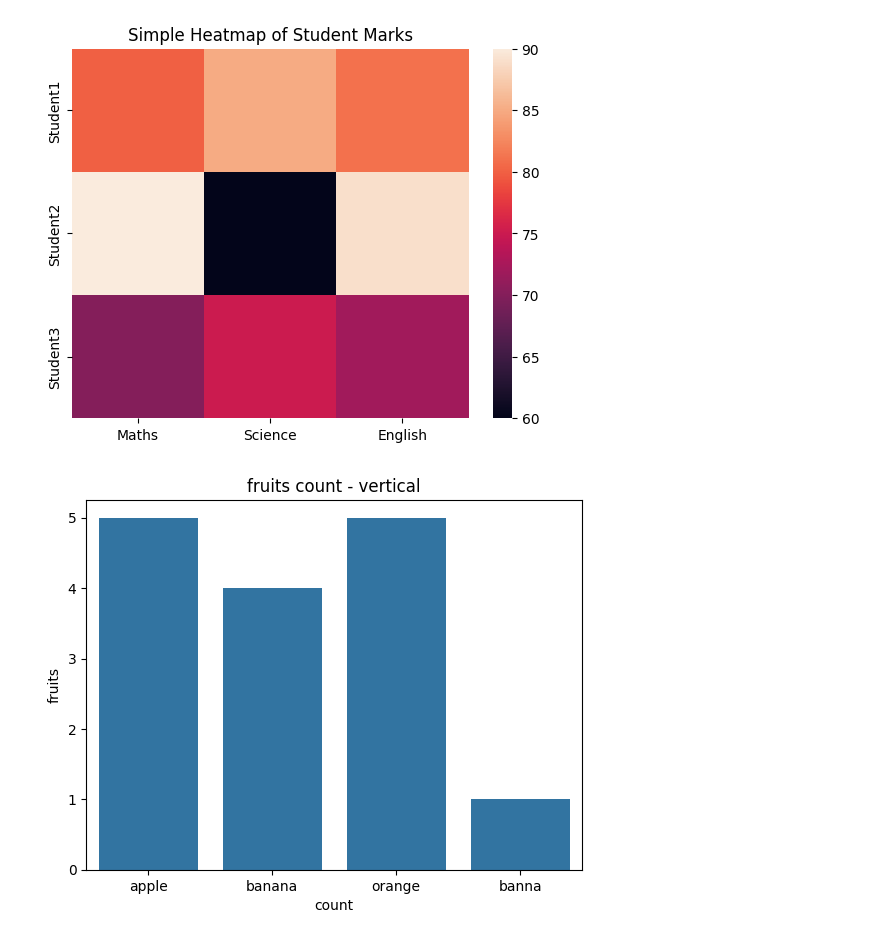
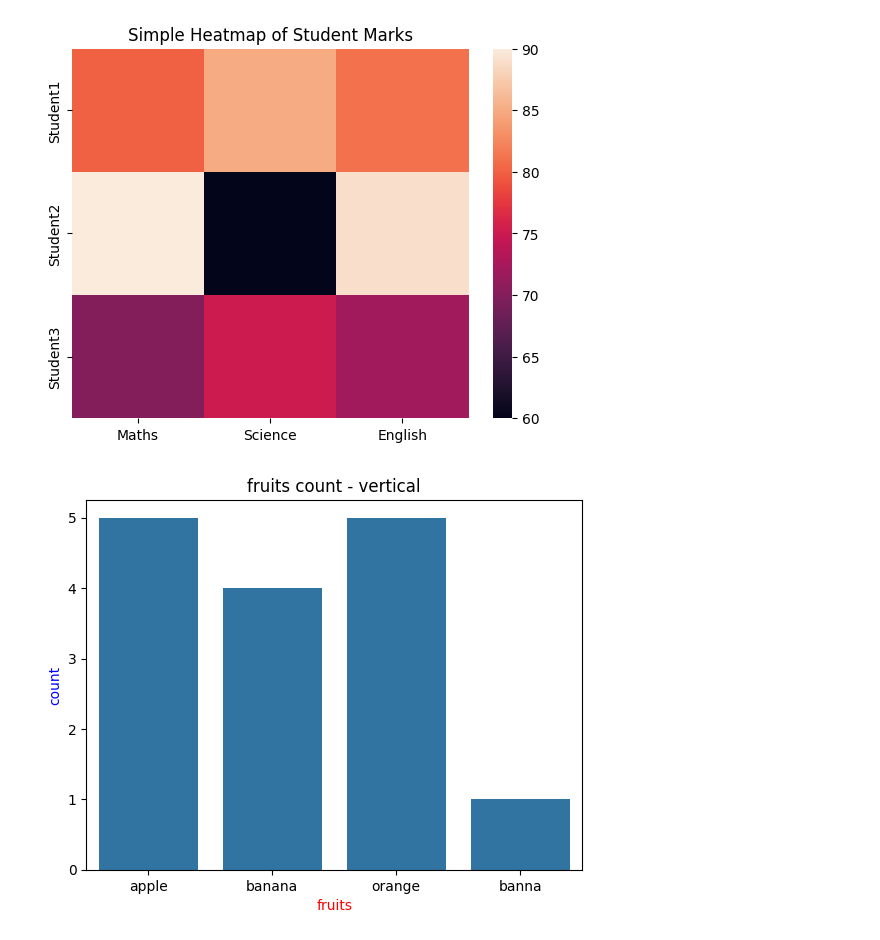
Before and after one commit to arunrajput1836-ui/data-visualization-, a Jupyter notebook: matplotlib.ipynb, the cells around one changed output. Cells and saved outputs as stored; diff of their text form; code cells hidden in the pictures.

```diff
--- a/matplotlib.ipynb
+++ b/matplotlib.ipynb
@@ -214,14 +214,15 @@ plt.show()
 # %%
 #count plot
 import matplotlib.pyplot as plt
 import seaborn as sns
 
 # custom data
 fruits = ['apple','banana','orange','apple','banana','orange','banna','orange','apple','apple','banana','orange','apple','banana','orange']
 sns.countplot(x=fruits)
+mycolor = ['red','green','blue']
 plt.title("fruits count - vertical")
-plt.ylabel("fruits")
-plt.xlabel("count")
+plt.xlabel("fruits",color ='red')
+plt.ylabel("count",color ='blue')
 plt.show()
 # %% [output]
-[figure, old version]
+[figure, new version]
```
